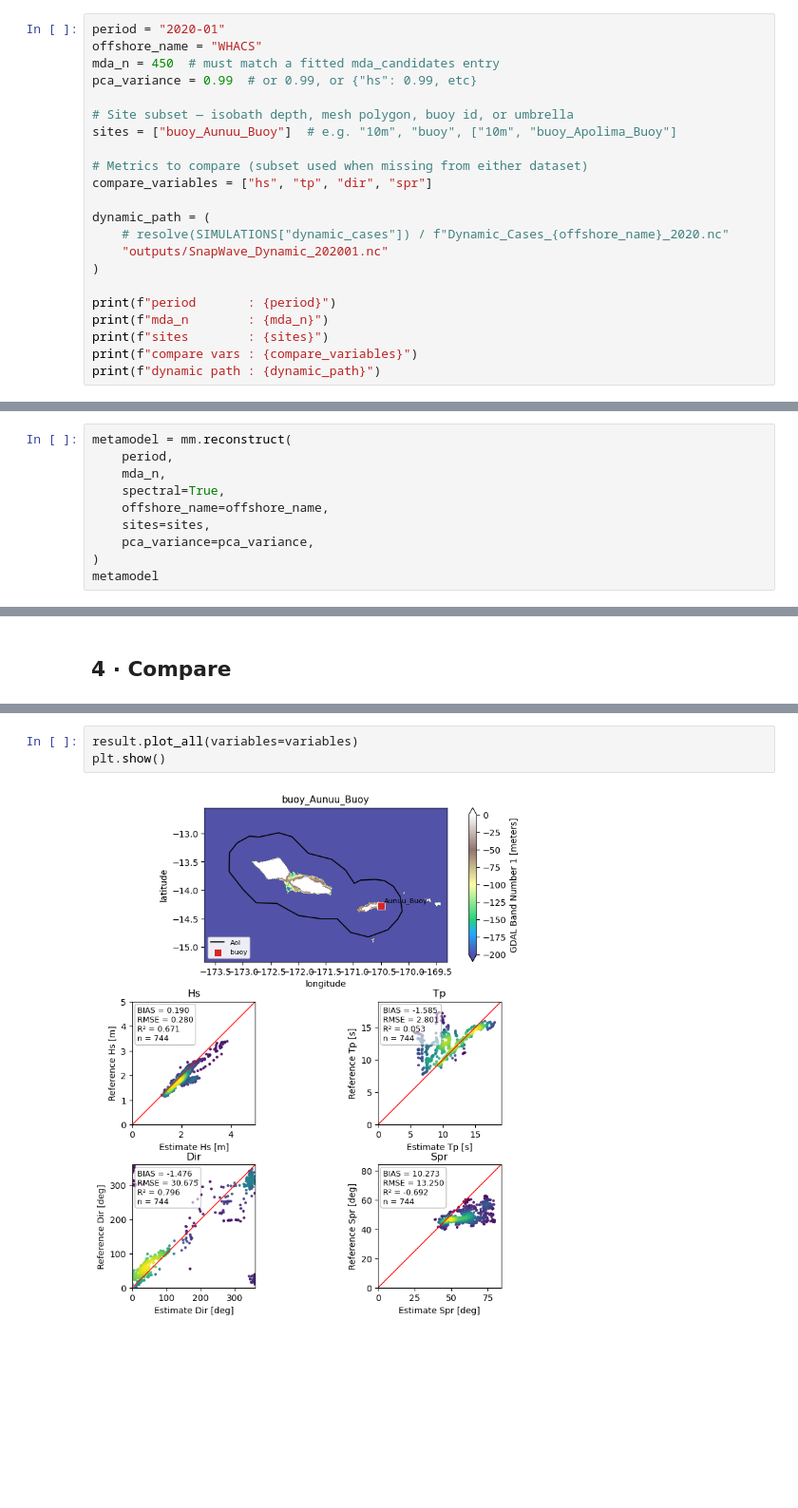
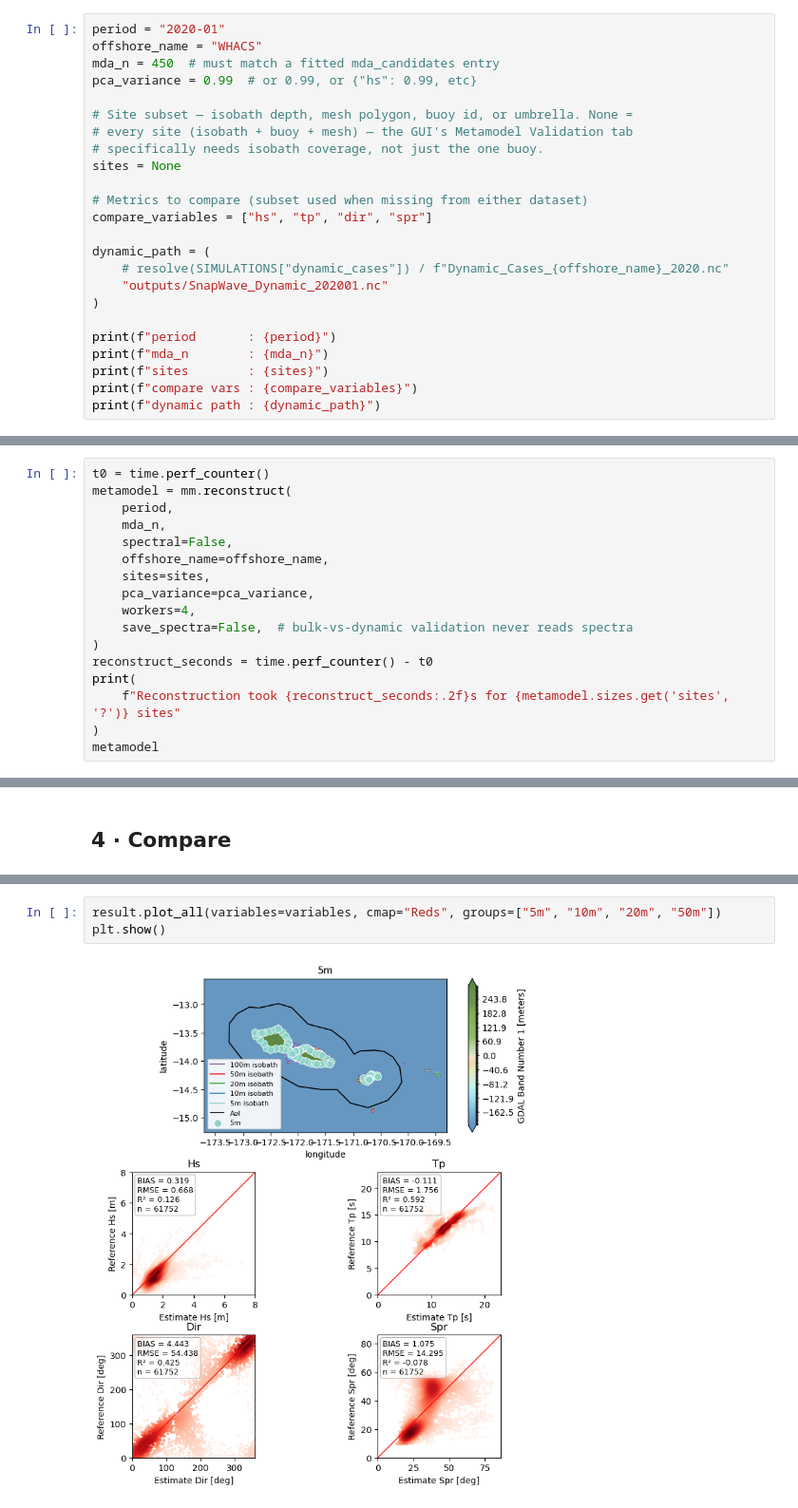
Before and after one commit to GeoOcean/HyGloW, a Jupyter notebook: Samoa/09_Validate_Linear_Summation.ipynb, the cells around one changed output, grey strips where cells are left out. Shown at 95% size. Drawn from its saved outputs; the diff is of its cells as text; blank space fills up the shorter version.

```diff
--- a/Samoa/09_Validate_Linear_Summation.ipynb
+++ b/Samoa/09_Validate_Linear_Summation.ipynb
@@ -26,8 +28,10 @@ offshore_name = "WHACS"
 mda_n = 450  # must match a fitted mda_candidates entry
 pca_variance = 0.99  # or 0.99, or {"hs": 0.99, etc}
 
-# Site subset — isobath depth, mesh polygon, buoy id, or umbrella
-sites = ["buoy_Aunuu_Buoy"]  # e.g. "10m", "buoy", ["10m", "buoy_Apolima_Buoy"]
+# Site subset — isobath depth, mesh polygon, buoy id, or umbrella. None =
+# every site (isobath + buoy + mesh) — the GUI's Metamodel Validation tab
+# specifically needs isobath coverage, not just the one buoy.
+sites = None
 
 # Metrics to compare (subset used when missing from either dataset)
 compare_variables = ["hs", "tp", "dir", "spr"]
@@ -60,11 +64,18 @@ common model sites: 4087
 # %%
+t0 = time.perf_counter()
 metamodel = mm.reconstruct(
     period,
     mda_n,
-    spectral=True,
+    spectral=False,
     offshore_name=offshore_name,
     sites=sites,
     pca_variance=pca_variance,
+    workers=4,
+    save_spectra=False,  # bulk-vs-dynamic validation never reads spectra
+)
+reconstruct_seconds = time.perf_counter() - t0
+print(
+    f"Reconstruction took {reconstruct_seconds:.2f}s for {metamodel.sizes.get('sites', '?')} sites"
 )
 metamodel
 # %% [output]
@@ -157,5 +164,5 @@ Comparing: ['hs', 'tp', 'dir', 'spr']
 # %%
-result.plot_all(variables=variables)
+result.plot_all(variables=variables, cmap="Reds", groups=["5m", "10m", "20m", "50m"])
 plt.show()
 # %% [output]
-[figure, old version]
+[figure, new version]
```
Also changed, not shown: parts of 9 cells of this notebook, 13 other files.
